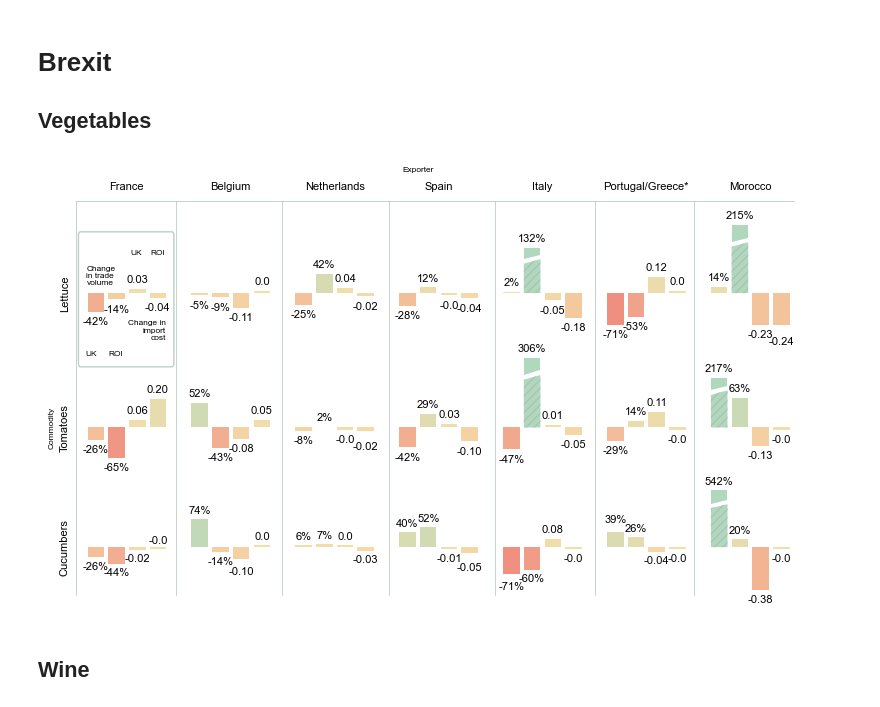
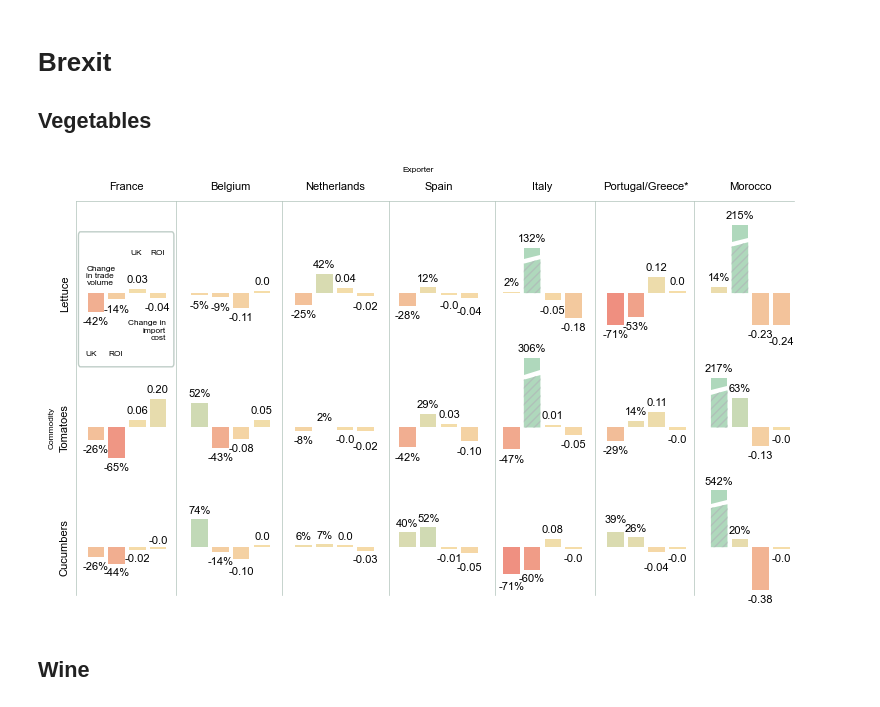
Before and after one commit to ThGaskin/inverse-optimal-transport, a Jupyter notebook: Evaluate.ipynb, the cells around one changed output. Saved outputs shown, nothing was run; the diff lists cells and outputs as text; code cells hidden in the pictures.

```diff
--- a/Evaluate.ipynb
+++ b/Evaluate.ipynb
@@ -42,21 +42,27 @@ img_dir = "Images"
 # Load the data
 # %%
 dsets = {}
-for comm in os.listdir("data"):
+for comm in sorted(os.listdir("data")):
     if not os.path.isdir(f"data/{comm}"):
         continue
     if not "trained_models" in os.listdir(f"data/{comm}"):
         continue
+
     dsets[comm] = dict(
 
         # FAO data
-        FAO_data=xr.open_dataset(f"data/{comm}/FAO_data_pooled.nc").to_array().isel({"variable": 0}, drop=True).sel({"Element": "Quantity, t"}, drop=True).transpose('Reporter', 'Year', 'Source', 'Destination'),
+        FAO_data=xr.load_dataarray(f"data/{comm}/FAO_data_pooled.nc").sel({"Element": "Quantity, t"}, drop=True).transpose('Reporter', 'Year', 'Source', 'Destination').where(xr.load_dataarray(f"data/{comm}/FAO_data_mask.nc"), np.nan),
 
         # OT predictions
         Predictions=xr.load_dataset(f"data/{comm}/samples_stats.nc"),
 
-        # Gravity (PPML-based)
-        Gravity_PPML_predictions=pd.read_csv(f"data/{comm}/gravity_estimates/PPML.csv")[["FAO_data", "Destination", "Source", "Year", "predicted"]].set_index(["Destination", "Source", "Year"]).to_xarray()
+        # Load two different gravity model predictions
+        # Gravity (covariate-based)
+        Gravity_covariates=pd.read_csv(f"data/{comm}/gravity_estimates/covariates.csv")[["FAO_data", "Destination", "Source", "Year", "predicted"]].set_index(["Destination", "Source", "Year"]).to_xarray(),
+
+        # Gravity (fixed-effects, overparametrised)
+        Gravity_fixed_effects=pd.read_csv(f"data/{comm}/gravity_estimates/fixed_effects.csv")[["FAO_data", "Destination", "Source", "Year", "predicted"]].set_index(["Destination", "Source", "Year"]).to_xarray()
+
     )
 
 # Load the yield dataset
@@ -738,35 +744,36 @@ for s in ['top', 'bottom', 'right', 'left']:
 
 
 rect = patches.FancyBboxPatch((0.02, 0.02), 0.96, 0.8, linewidth=1, edgecolor=colors['c_lightgrey'], alpha=0.8, facecolor='white', transform=box_ax.transAxes, boxstyle='Round, pad=0, rounding_size=0.02')
 
 # Add the patch to the Axes
 box_ax.add_patch(rect)
 box_ax.patch.set(fill=None)
 box_ax.text(0.15, 0.1, 'UK', ha='center', va='center', fontsize=6)
 box_ax.text(0.40, 0.1, 'ROI', ha='center', va='center', fontsize=6)
 box_ax.text(0.60, 0.7, 'UK', ha='center', va='center', fontsize=6)
 box_ax.text(0.82, 0.7, 'ROI', ha='center', va='center', fontsize=6)
 box_ax.text(0.1, 0.5, 'Change\nin trade\nvolume', ha='left', va='bottom', fontsize=6)
 box_ax.text(0.90, 0.3, 'Change in\nimport\ncost', ha='right', va='top', fontsize=6)
 
 import matplotlib.lines as lines
 
 for _line_x in [-0.01, 0.13, 0.28, 0.43, 0.58, 0.72, 0.86]:
     fig.add_artist(lines.Line2D([_line_x, _line_x], [0, 1.05], c=colors['c_lightgrey'], lw=0.5))
 fig.add_artist(lines.Line2D([-0.01, 1.], [1.05, 1.05], c=colors['c_lightgrey'], lw=0.5))
 
 # Some manual adjustments to make labels more legible
+axs[0, 3].texts[-2]._y = -0.3
 axs[0, -1].texts[-1]._y = -0.95
 axs[1, 2].texts[-1]._y = -0.3
 axs[2, 0].texts[-2]._y = 0.3
 axs[2, 1].texts[-2]._y = -0.5
 axs[2, 3].texts[-1]._y = -0.4
 axs[2, 4].texts[0]._y = -0.9
 axs[2, 5].texts[0]._y = 0.6
-
+axs[-1, -2].texts[-2]._y=-0.4
 fig.subplots_adjust(left=0, right=1, top=1, bottom=0, hspace=0.2)
 # %% [output]
-[figure, old version]
+[figure, new version]
 # %%
 if img_dir:
     fig.savefig("Images/Brexit_comp_all.pdf", pad_inches=0)
```
Also changed, not shown: parts of 15 cells of this notebook, 17 other files.
